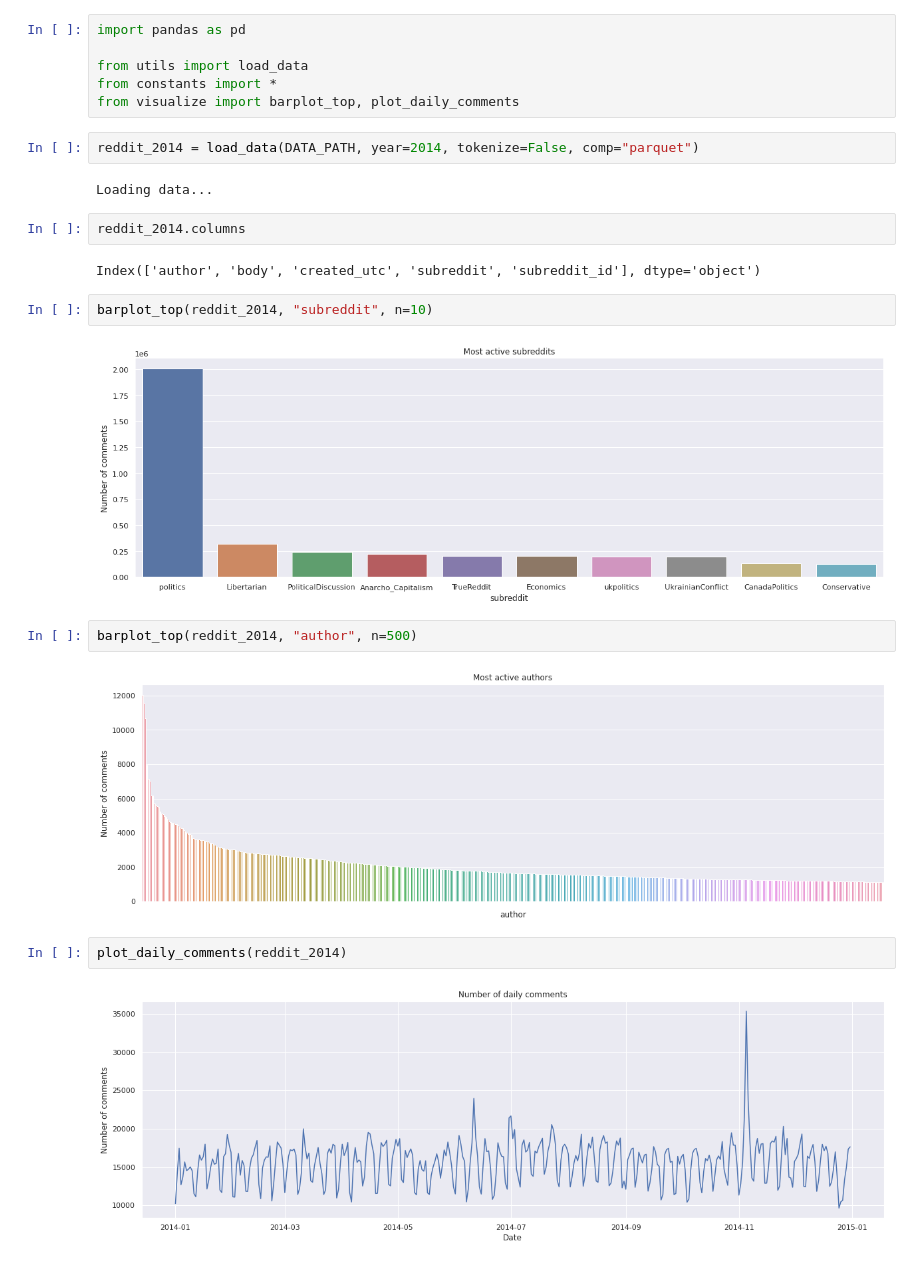
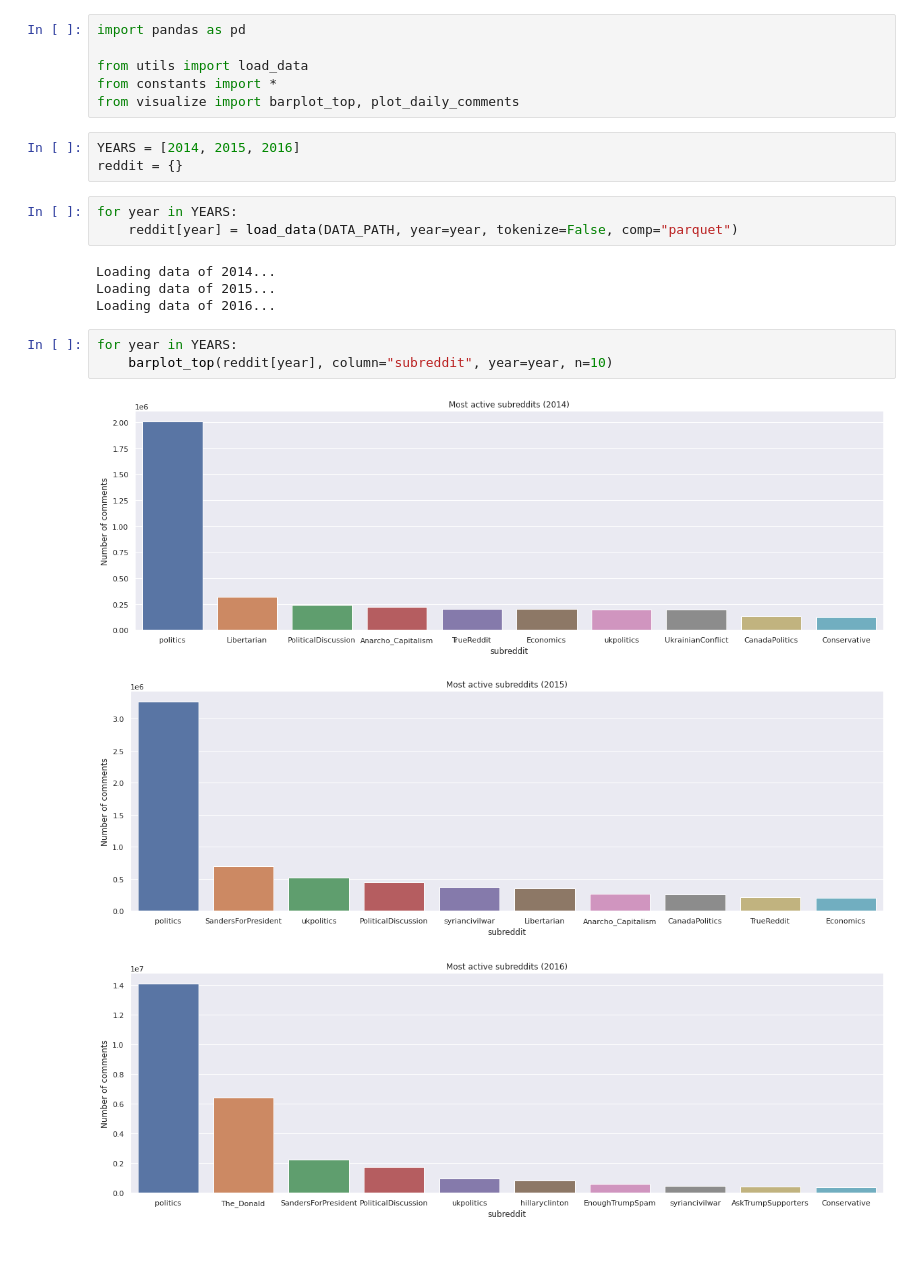
Before and after one commit to xavoliva/anlp_project, a Jupyter notebook: preprocessing.ipynb, the cells around one changed output. Drawn from its saved outputs; the diff is of its cells as text.

Commit message:
generate plots for 2014, 2015, 2016

```diff
--- a/preprocessing.ipynb
+++ b/preprocessing.ipynb
@@ -7,23 +7,20 @@ import pandas as pd
 from utils import load_data
 from constants import *
 from visualize import barplot_top, plot_daily_comments
+# %%
+YEARS = [2014, 2015, 2016]
+reddit = {}
 # %%
-reddit_2014 = load_data(DATA_PATH, year=2014, tokenize=False, comp="parquet")
+for year in YEARS:
+    reddit[year] = load_data(DATA_PATH, year=year, tokenize=False, comp="parquet")
 # %% [output]
-Loading data...
+Loading data of 2014...
+Loading data of 2015...
+Loading data of 2016...
-# %%
-reddit_2014.columns
-# %% [output]
-Index(['author', 'body', 'created_utc', 'subreddit', 'subreddit_id'], dtype='object')
-# %%
-barplot_top(reddit_2014, "subreddit", n=10)
-# %% [output]
-[figure, removed]
-# %%
-barplot_top(reddit_2014, "author", n=500)
-# %% [output]
-[figure, removed]
-# %%
-plot_daily_comments(reddit_2014)
-# %% [output]
-[figure, removed]
+# %%
+for year in YEARS:
+    barplot_top(reddit[year], column="subreddit", year=year, n=10)
+# %% [output]
+[figure, added]
+[figure, added]
+[figure, added]
```
Also changed, not shown: parts of 2 cells of this notebook, 5 other files.
